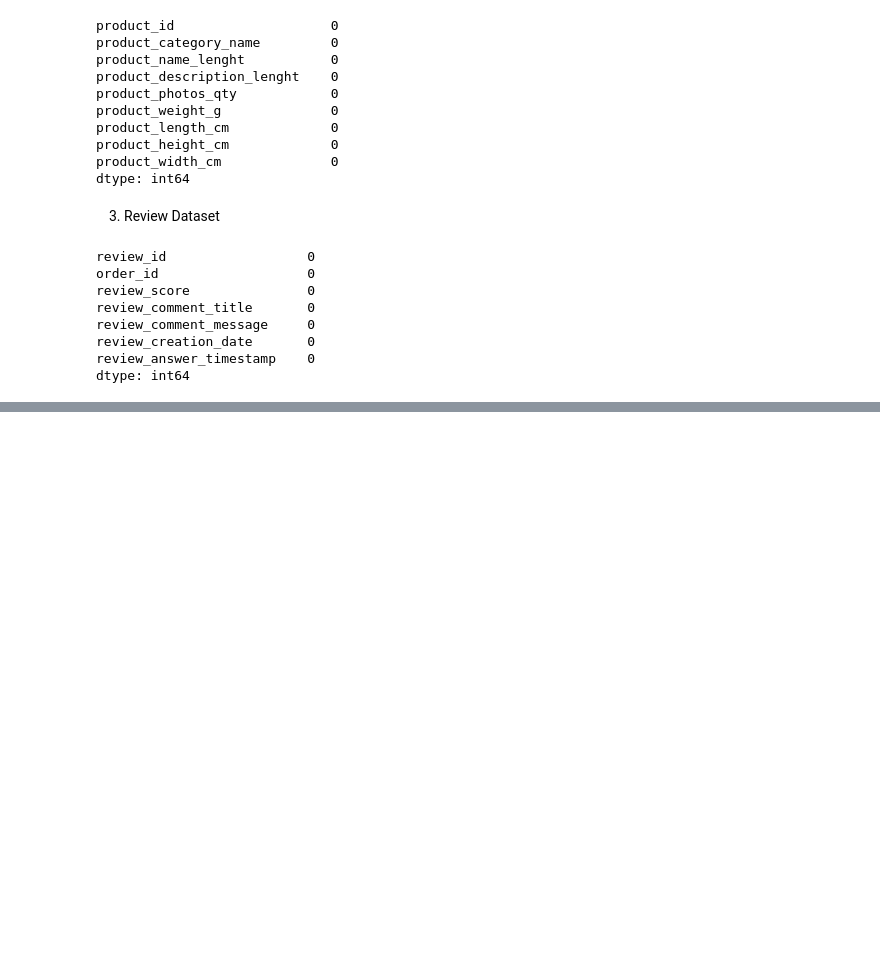
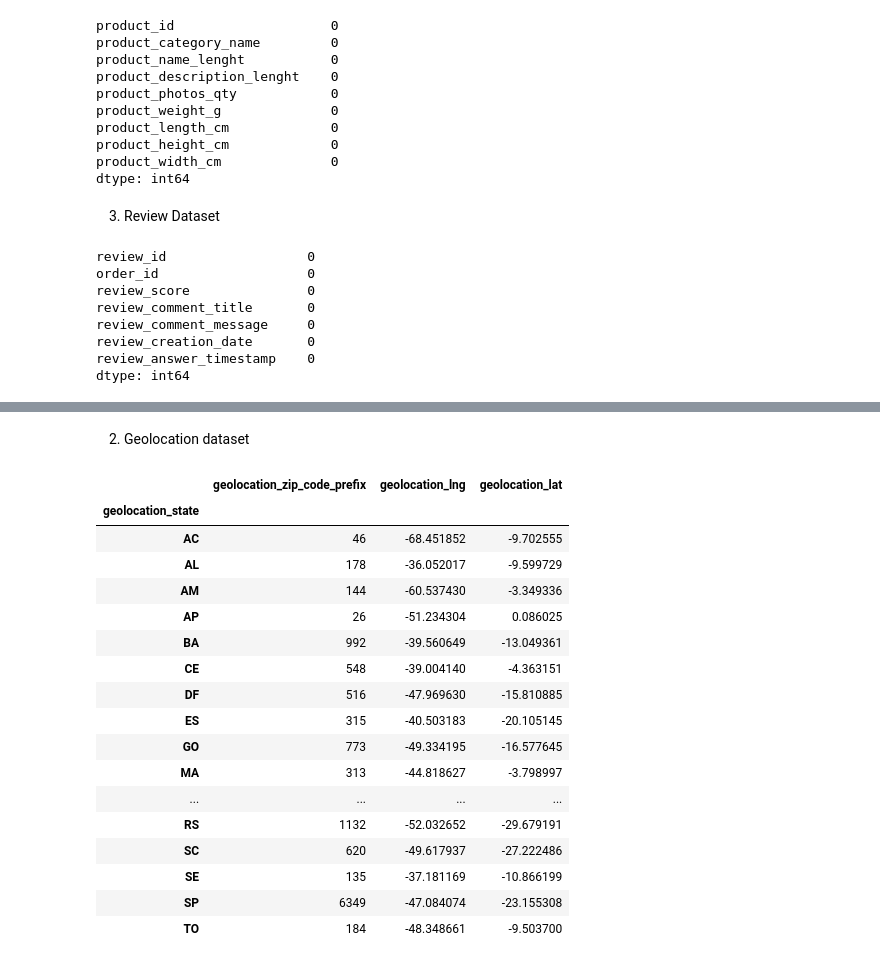
Before and after one commit to nathsteve13/ecommerce-dataset-analysis, a Jupyter notebook: notebook.ipynb, the cells around one changed output, grey strips where cells are left out. Saved outputs shown, nothing was run; the diff lists cells and outputs as text; code cells hidden in the pictures; blank space fills up the shorter version.

```diff
--- a/notebook.ipynb
+++ b/notebook.ipynb
@@ -382,0 +495,29 @@ dtype: int64
+# %% [markdown]
+2. Geolocation dataset
+# %%
+# count total zipcode and mean for longitude and latitude in every state
+
+df_geolocation.groupby(df_geolocation['geolocation_state']).agg({
+    'geolocation_zip_code_prefix': 'nunique',
+    'geolocation_lng' : 'mean',
+    'geolocation_lat' : 'mean'
+})
+# %% [output]
+|  | geolocation_zip_code_prefix | geolocation_lng | geolocation_lat |
+| geolocation_state |  |  |  |
+| AC | 46 | -68.451852 | -9.702555 |
+| AL | 178 | -36.052017 | -9.599729 |
+| AM | 144 | -60.537430 | -3.349336 |
+| AP | 26 | -51.234304 | 0.086025 |
+| BA | 992 | -39.560649 | -13.049361 |
+| CE | 548 | -39.004140 | -4.363151 |
+| DF | 516 | -47.969630 | -15.810885 |
+| ES | 315 | -40.503183 | -20.105145 |
+| GO | 773 | -49.334195 | -16.577645 |
+| MA | 313 | -44.818627 | -3.798997 |
+| ... | ... | ... | ... |
+| RS | 1132 | -52.032652 | -29.679191 |
+| SC | 620 | -49.617937 | -27.222486 |
+| SE | 135 | -37.181169 | -10.866199 |
+| SP | 6349 | -47.084074 | -23.155308 |
+| TO | 184 | -48.348661 | -9.503700 |
```
Also changed, not shown: parts of 27 cells of this notebook.
